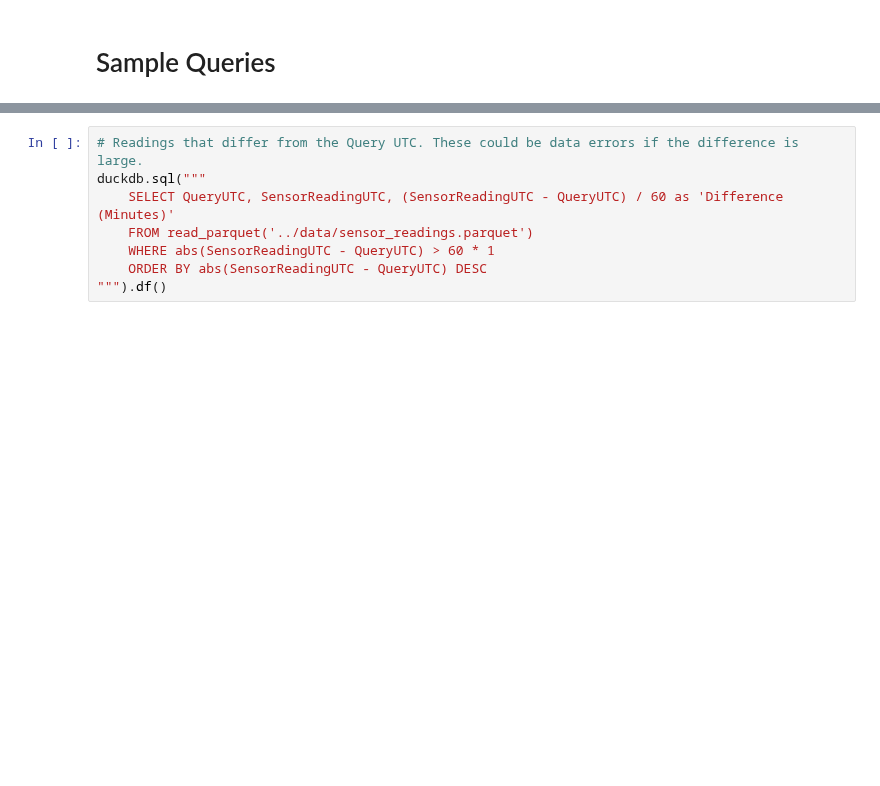
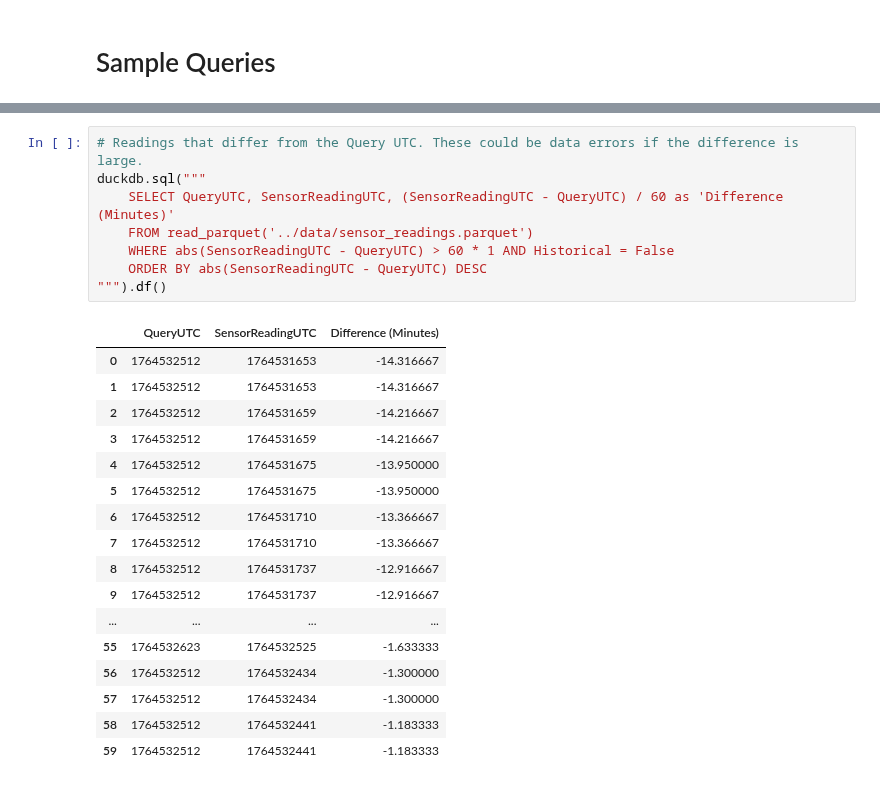
Before and after one commit to Environmental-Pipeline/environmental-sensor-poc, a Jupyter notebook: experiments/2-examples-analysis.ipynb, the cells around one changed output, grey strips where cells are left out. Saved outputs shown, nothing was run; the diff lists cells and outputs as text; blank space fills up the shorter version.

```diff
--- a/experiments/2-examples-analysis.ipynb
+++ b/experiments/2-examples-analysis.ipynb
@@ -109,8 +163,26 @@ duckdb.sql("""
 # %%
 # Readings that differ from the Query UTC. These could be data errors if the difference is large.
 duckdb.sql("""
     SELECT QueryUTC, SensorReadingUTC, (SensorReadingUTC - QueryUTC) / 60 as 'Difference (Minutes)'
     FROM read_parquet('../data/sensor_readings.parquet')
-    WHERE abs(SensorReadingUTC - QueryUTC) > 60 * 1
+    WHERE abs(SensorReadingUTC - QueryUTC) > 60 * 1 AND Historical = False
     ORDER BY abs(SensorReadingUTC - QueryUTC) DESC
 """).df()
+# %% [output]
+|  | QueryUTC | SensorReadingUTC | Difference (Minutes) |
+| 0 | 1764532512 | 1764531653 | -14.316667 |
+| 1 | 1764532512 | 1764531653 | -14.316667 |
+| 2 | 1764532512 | 1764531659 | -14.216667 |
+| 3 | 1764532512 | 1764531659 | -14.216667 |
+| 4 | 1764532512 | 1764531675 | -13.950000 |
+| 5 | 1764532512 | 1764531675 | -13.950000 |
+| 6 | 1764532512 | 1764531710 | -13.366667 |
+| 7 | 1764532512 | 1764531710 | -13.366667 |
+| 8 | 1764532512 | 1764531737 | -12.916667 |
+| 9 | 1764532512 | 1764531737 | -12.916667 |
+| ... | ... | ... | ... |
+| 55 | 1764532623 | 1764532525 | -1.633333 |
+| 56 | 1764532512 | 1764532434 | -1.300000 |
+| 57 | 1764532512 | 1764532434 | -1.300000 |
+| 58 | 1764532512 | 1764532441 | -1.183333 |
+| 59 | 1764532512 | 1764532441 | -1.183333 |
```
Also changed, not shown: parts of 11 cells of this notebook, 8 other files.
